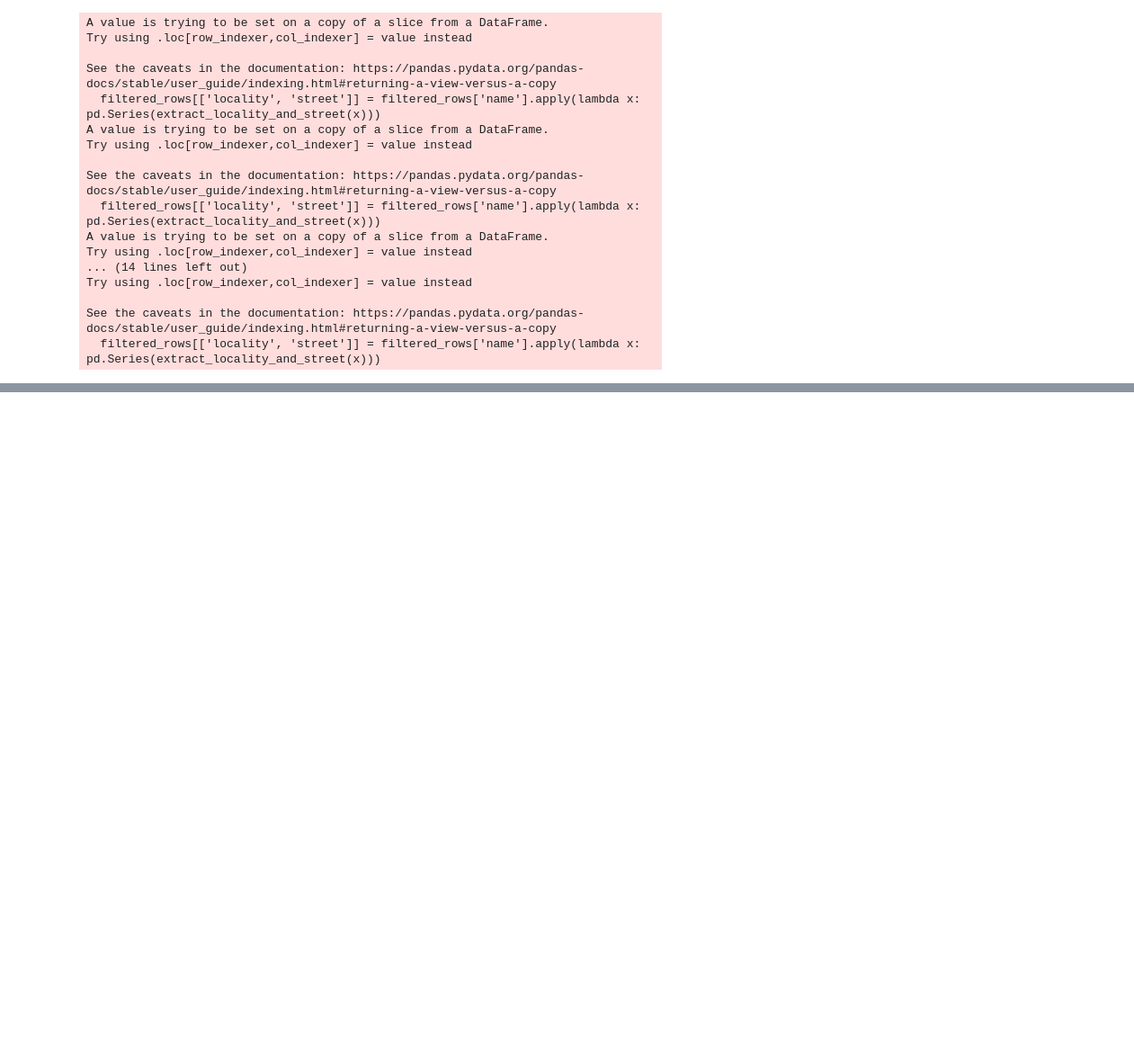
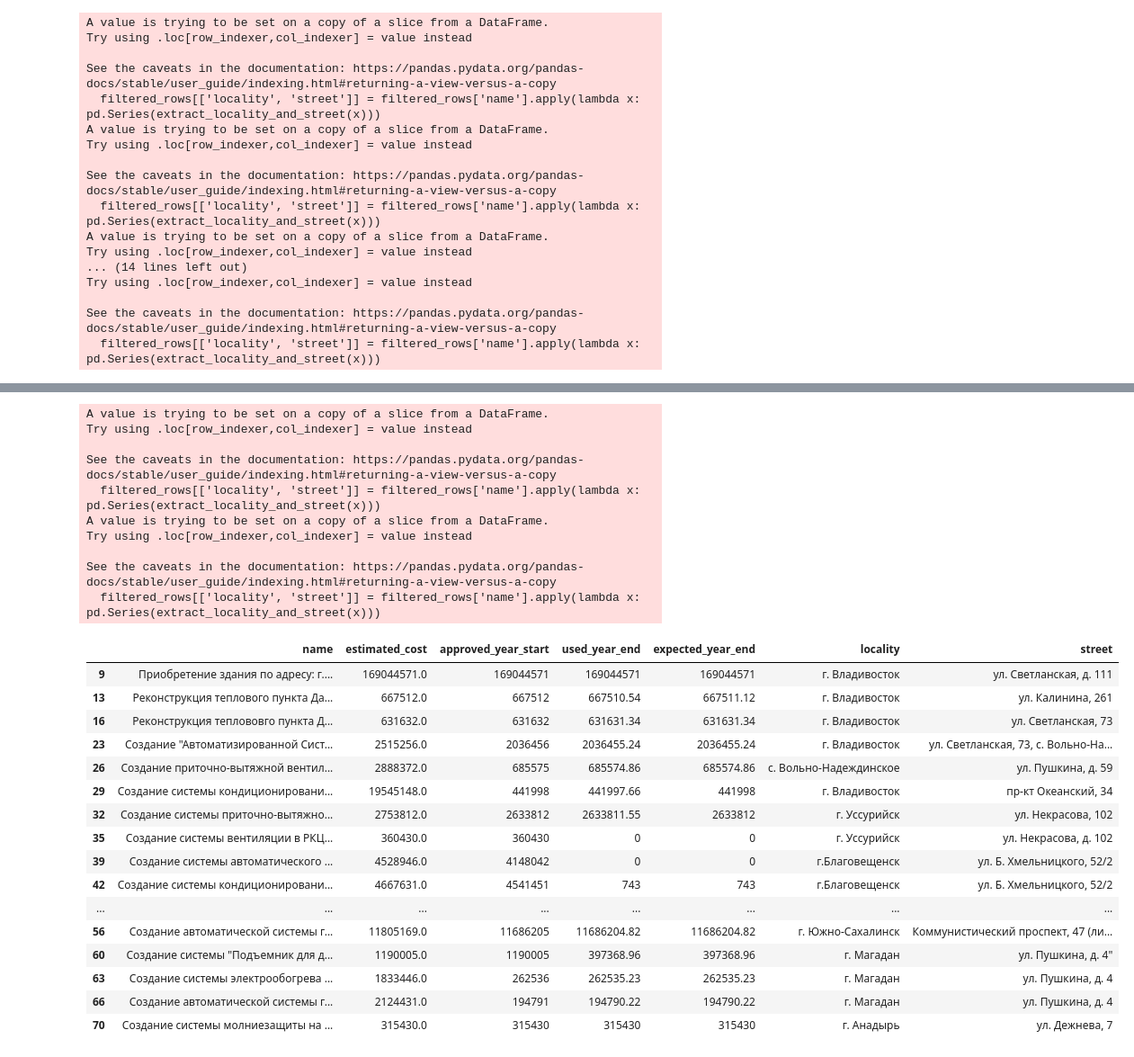
Before and after one commit to 999rse/noa_cb_intern, a Jupyter notebook: kc_tr_kr_operating.ipynb, the cells around one changed output, grey strips where cells are left out. Shown: that part at 90% size. Cells and saved outputs as stored; diff of their text form; code cells hidden in the pictures; blank space fills up the shorter version.

```diff
--- a/kc_tr_kr_operating.ipynb
+++ b/kc_tr_kr_operating.ipynb
@@ -241,0 +349,3 @@ results[5]
+# %%
+filexlsx = pd.read_excel("train_data/KC_TR_KR/KS on 01.01.2020.xlsx", skiprows=7)
+filexlsx
@@ -241,0 +366,5 @@ results[5]
+# %%
+columns_to_drop = [0, 2, 4, 5, 7, 8, 10, 11, 12, 14, 15, 16, 17, 18, 19, 20]
+filexlsx = filexlsx.drop(filexlsx.columns[columns_to_drop], axis=1)
+
+filexlsx
@@ -241,0 +385,5 @@ results[5]
+# %%
+new_column_names = ["name", "estimated_cost", "approved_year_start", "used_year_end", "expected_year_end"]
+filexlsx.columns = new_column_names
+
+filexlsx
@@ -241,0 +404,5 @@ results[5]
+# %%
+target_line_startswith = ["Реконструкция", "Строительство", "Создание", "Приобретение"]
+filtered_rows = filexlsx[filexlsx['name'].apply(lambda x: str(x).startswith(tuple(target_line_startswith)) if pd.notna(x) else False)]
+
+filtered_rows
@@ -241,0 +427,32 @@ results[5]
+# %%
+filtered_rows[['locality', 'street']] = filtered_rows['name'].apply(lambda x: pd.Series(extract_locality_and_street(x)))
+
+filtered_rows
+# %% [output]
+A value is trying to be set on a copy of a slice from a DataFrame.
+Try using .loc[row_indexer,col_indexer] = value instead
+
+See the caveats in the documentation: https://pandas.pydata.org/pandas-docs/stable/user_guide/indexing.html#returning-a-view-versus-a-copy
+  filtered_rows[['locality', 'street']] = filtered_rows['name'].apply(lambda x: pd.Series(extract_locality_and_street(x)))
+A value is trying to be set on a copy of a slice from a DataFrame.
+Try using .loc[row_indexer,col_indexer] = value instead
+
+See the caveats in the documentation: https://pandas.pydata.org/pandas-docs/stable/user_guide/indexing.html#returning-a-view-versus-a-copy
+  filtered_rows[['locality', 'street']] = filtered_rows['name'].apply(lambda x: pd.Series(extract_locality_and_street(x)))
+|  | name | estimated_cost | approved_year_start | used_year_end | expected_year_end | locality | street |
+| 9 | Приобретение здания по адресу: г.... | 169044571.0 | 169044571 | 169044571 | 169044571 | г. Владивосток | ул. Светланская, д. 111 |
+| 13 | Реконструкция теплового пункта Да... | 667512.0 | 667512 | 667510.54 | 667511.12 | г. Владивосток | ул. Калинина, 261 |
+| 16 | Реконструкция теплововго пункта Д... | 631632.0 | 631632 | 631631.34 | 631631.34 | г. Владивосток | ул. Светланская, 73 |
+| 23 | Создание "Автоматизированной Сист... | 2515256.0 | 2036456 | 2036455.24 | 2036455.24 | г. Владивосток | ул. Светланская, 73, с. Вольно-На... |
+| 26 | Создание приточно-вытяжной вентил... | 2888372.0 | 685575 | 685574.86 | 685574.86 | с. Вольно-Надеждинское | ул. Пушкина, д. 59 |
+| 29 | Создание системы кондиционировани... | 19545148.0 | 441998 | 441997.66 | 441998 | г. Владивосток | пр-кт Океанский, 34 |
+| 32 | Создание системы приточно-вытяжно... | 2753812.0 | 2633812 | 2633811.55 | 2633812 | г. Уссурийск | ул. Некрасова, 102 |
+| 35 | Создание системы вентиляции в РКЦ... | 360430.0 | 360430 | 0 | 0 | г. Уссурийск | ул. Некрасова, д. 102 |
+| 39 | Создание системы автоматического ... | 4528946.0 | 4148042 | 0 | 0 | г.Благовещенск | ул. Б. Хмельницкого, 52/2 |
+| 42 | Создание системы кондиционировани... | 4667631.0 | 4541451 | 743 | 743 | г.Благовещенск | ул. Б. Хмельницкого, 52/2 |
+| ... | ... | ... | ... | ... | ... | ... | ... |
+| 56 | Создание автоматической системы г... | 11805169.0 | 11686205 | 11686204.82 | 11686204.82 | г. Южно-Сахалинск | Коммунистический проспект, 47 (ли... |
+| 60 | Создание системы "Подъемник для д... | 1190005.0 | 1190005 | 397368.96 | 397368.96 | г. Магадан | ул. Пушкина, д. 4" |
+| 63 | Создание системы электрообогрева ... | 1833446.0 | 262536 | 262535.23 | 262535.23 | г. Магадан | ул. Пушкина, д. 4 |
+| 66 | Создание автоматической системы г... | 2124431.0 | 194791 | 194790.22 | 194790.22 | г. Магадан | ул. Пушкина, д. 4 |
+| 70 | Создание системы молниезащиты на ... | 315430.0 | 315430 | 315430 | 315430 | г. Анадырь | ул. Дежнева, 7 |
```
Also changed, not shown: parts of 14 cells of this notebook.
